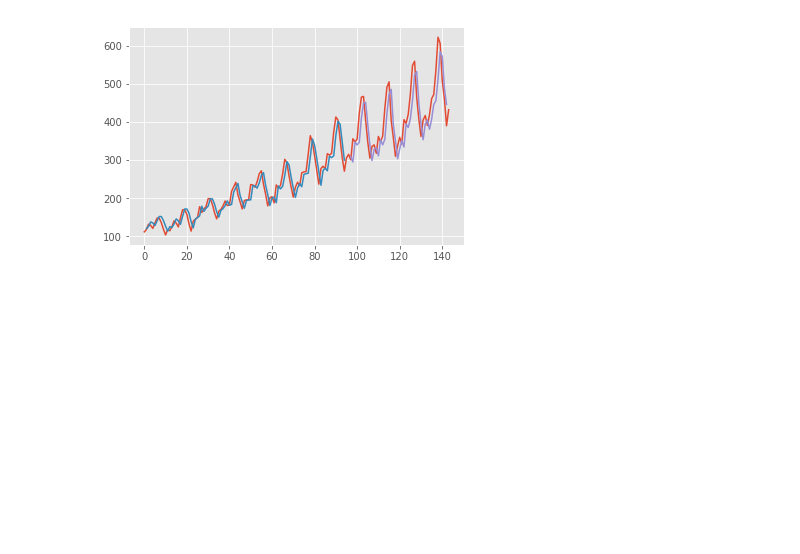
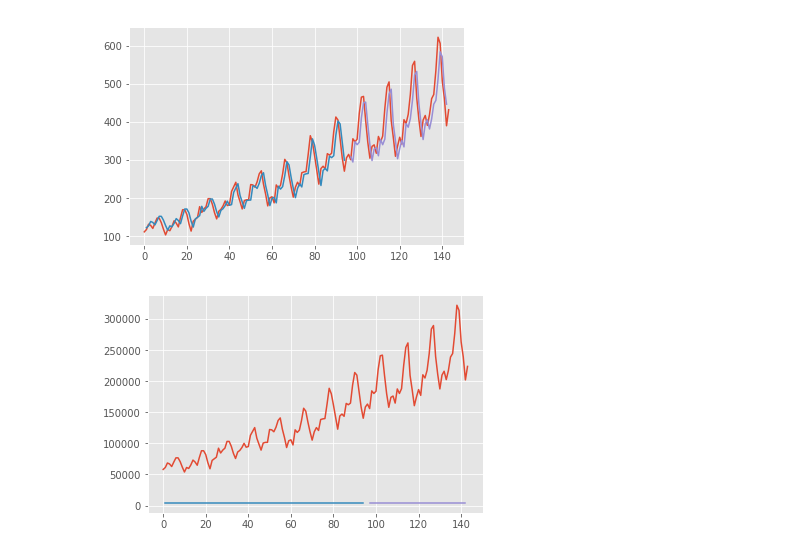
Before and after one commit to thepaulm/lstm, a Jupyter notebook: WebPage.ipynb, the cells around one changed output. Cells and saved outputs as stored; diff of their text form; code cells hidden in the pictures; blank space fills up the shorter version.

Commit message:
turns out unscaled doesn't work

```diff
--- a/WebPage.ipynb
+++ b/WebPage.ipynb
@@ -75,6 +80,6 @@ def train_model(dataset, look_back):
 # %% [markdown]
 # Train With Scaling
 # %%
-m, ctx = train_model(scale_dataset, 1)
+scaled = train_model(scale_dataset, 1)
 # %% [output]
 Epoch 1/32
@@ -108,0 +104,2 @@ inverse_transform(X) method of sklearn.preprocessing.data.MinMaxScaler instance
+# %%
+unscaled = train_model(dataset, 1)
@@ -109,6 +124,2 @@ inverse_transform(X) method of sklearn.preprocessing.data.MinMaxScaler instance
 # %% [markdown]
 # Evaluate
-# %%
-# make predictions
-trainPredict = m.predict(ctx.trainX)
-testPredict = m.predict(ctx.testX)
@@ -125,5 +126,16 @@ testY = scaler.inverse_transform([ctx.testY])
 # %%
-def plot_predict(dataset, look_back):
+def plot_predict(ctx, look_back):
+    # make predictions
+    trainPredict = ctx.model.predict(ctx.trainX)
+    testPredict = ctx.model.predict(ctx.testX)
+
+    # invert predictions
+    trainPredict = scaler.inverse_transform(trainPredict)
+    trainY = scaler.inverse_transform([ctx.trainY])
+    testPredict = scaler.inverse_transform(testPredict)
+    testY = scaler.inverse_transform([ctx.testY])
+
+    dataset = ctx.dataset
     # shift train predictions for plotting
     trainPredictPlot = np.empty_like(dataset)
     trainPredictPlot[:, :] = np.nan
@@ -132,6 +144,7 @@ def plot_predict(dataset, look_back):
     testPredictPlot = np.empty_like(dataset)
     testPredictPlot[:, :] = np.nan
     testPredictPlot[len(trainPredict)+(look_back*2)+1:len(dataset)-1, :] = testPredict
+
     # plot baseline and predictions
     plt.plot(scaler.inverse_transform(dataset))
     plt.plot(trainPredictPlot)
@@ -142,2 +155,6 @@ plot_predict(ctx.dataset, 1)
 # %% [output]
 [figure]
+# %%
+plot_predict(unscaled, 1)
+# %% [output]
+[figure, added]
```
Also changed, not shown: parts of 10 cells of this notebook.
